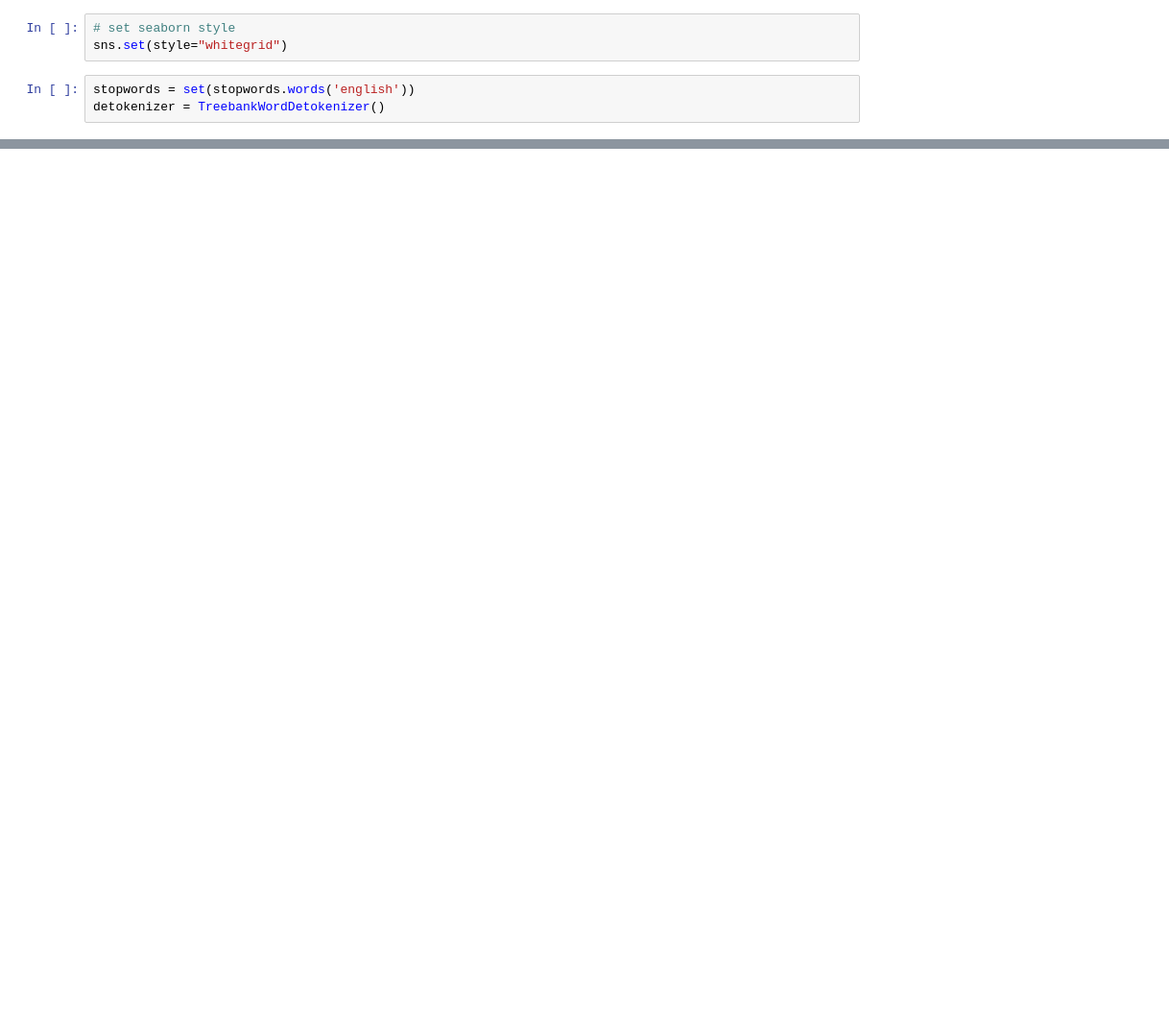
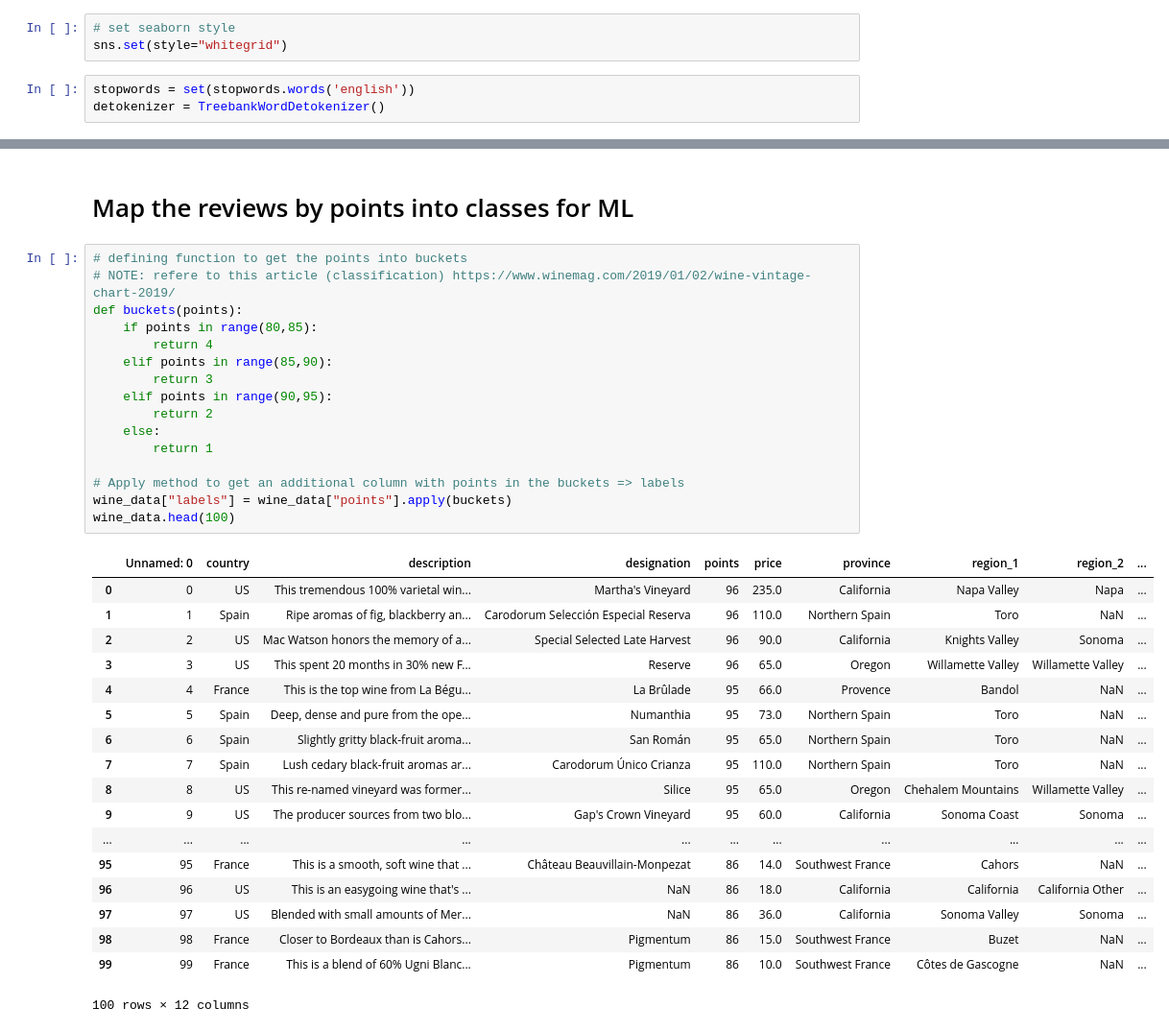
Before and after one commit to ChiqueCode/project_wine_library, a Jupyter notebook: ml.ipynb, the cells around one changed output, grey strips where cells are left out. Shown: that part at 96% size. Saved outputs shown, nothing was run; the diff lists cells and outputs as text; blank space fills up the shorter version.

```diff
--- a/ml.ipynb
+++ b/ml.ipynb
@@ -36,0 +73,37 @@ detokenizer = TreebankWordDetokenizer()
+# %% [markdown]
+# Map the reviews by points into classes for ML
+# %%
+# defining function to get the points into buckets
+# NOTE: refere to this article (classification) https://www.winemag.com/2019/01/02/wine-vintage-chart-2019/
+def buckets(points):
+    if points in range(80,85):
+        return 4
+    elif points in range(85,90):
+        return 3
+    elif points in range(90,95):
+        return 2
+    else:
+        return 1
+
+# Apply method to get an additional column with points in the buckets => labels
+wine_data["labels"] = wine_data["points"].apply(buckets)
+wine_data.head(100)
+# %% [output]
+|  | Unnamed: 0 | country | description | designation | points | price | province | region_1 | region_2 | ... |
+| 0 | 0 | US | This tremendous 100% varietal win... | Martha's Vineyard | 96 | 235.0 | California | Napa Valley | Napa | ... |
+| 1 | 1 | Spain | Ripe aromas of fig, blackberry an... | Carodorum Selección Especial Reserva | 96 | 110.0 | Northern Spain | Toro | NaN | ... |
+| 2 | 2 | US | Mac Watson honors the memory of a... | Special Selected Late Harvest | 96 | 90.0 | California | Knights Valley | Sonoma | ... |
+| 3 | 3 | US | This spent 20 months in 30% new F... | Reserve | 96 | 65.0 | Oregon | Willamette Valley | Willamette Valley | ... |
+| 4 | 4 | France | This is the top wine from La Bégu... | La Brûlade | 95 | 66.0 | Provence | Bandol | NaN | ... |
+| 5 | 5 | Spain | Deep, dense and pure from the ope... | Numanthia | 95 | 73.0 | Northern Spain | Toro | NaN | ... |
+| 6 | 6 | Spain | Slightly gritty black-fruit aroma... | San Román | 95 | 65.0 | Northern Spain | Toro | NaN | ... |
+| 7 | 7 | Spain | Lush cedary black-fruit aromas ar... | Carodorum Único Crianza | 95 | 110.0 | Northern Spain | Toro | NaN | ... |
+| 8 | 8 | US | This re-named vineyard was former... | Silice | 95 | 65.0 | Oregon | Chehalem Mountains | Willamette Valley | ... |
+| 9 | 9 | US | The producer sources from two blo... | Gap's Crown Vineyard | 95 | 60.0 | California | Sonoma Coast | Sonoma | ... |
+| ... | ... | ... | ... | ... | ... | ... | ... | ... | ... | ... |
+| 95 | 95 | France | This is a smooth, soft wine that ... | Château Beauvillain-Monpezat | 86 | 14.0 | Southwest France | Cahors | NaN | ... |
+| 96 | 96 | US | This is an easygoing wine that's ... | NaN | 86 | 18.0 | California | California | California Other | ... |
+| 97 | 97 | US | Blended with small amounts of Mer... | NaN | 86 | 36.0 | California | Sonoma Valley | Sonoma | ... |
+| 98 | 98 | France | Closer to Bordeaux than is Cahors... | Pigmentum | 86 | 15.0 | Southwest France | Buzet | NaN | ... |
+| 99 | 99 | France | This is a blend of 60% Ugni Blanc... | Pigmentum | 86 | 10.0 | Southwest France | Côtes de Gascogne | NaN | ... |
+100 rows × 12 columns
```
Also changed, not shown: parts of 4 cells of this notebook.
